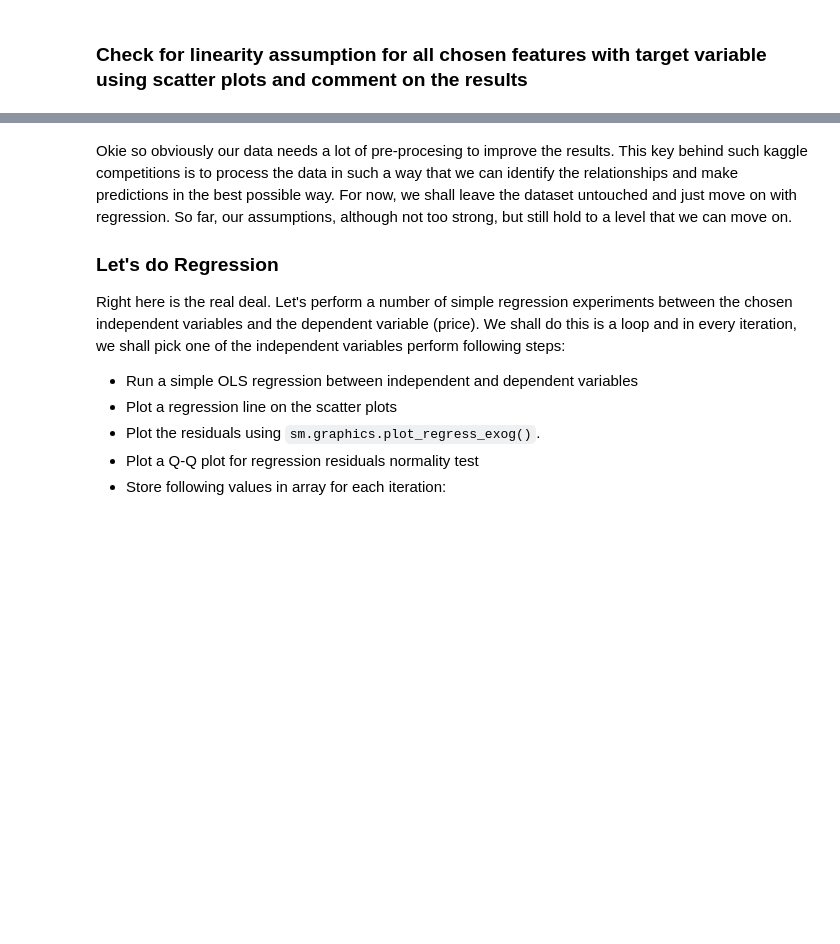
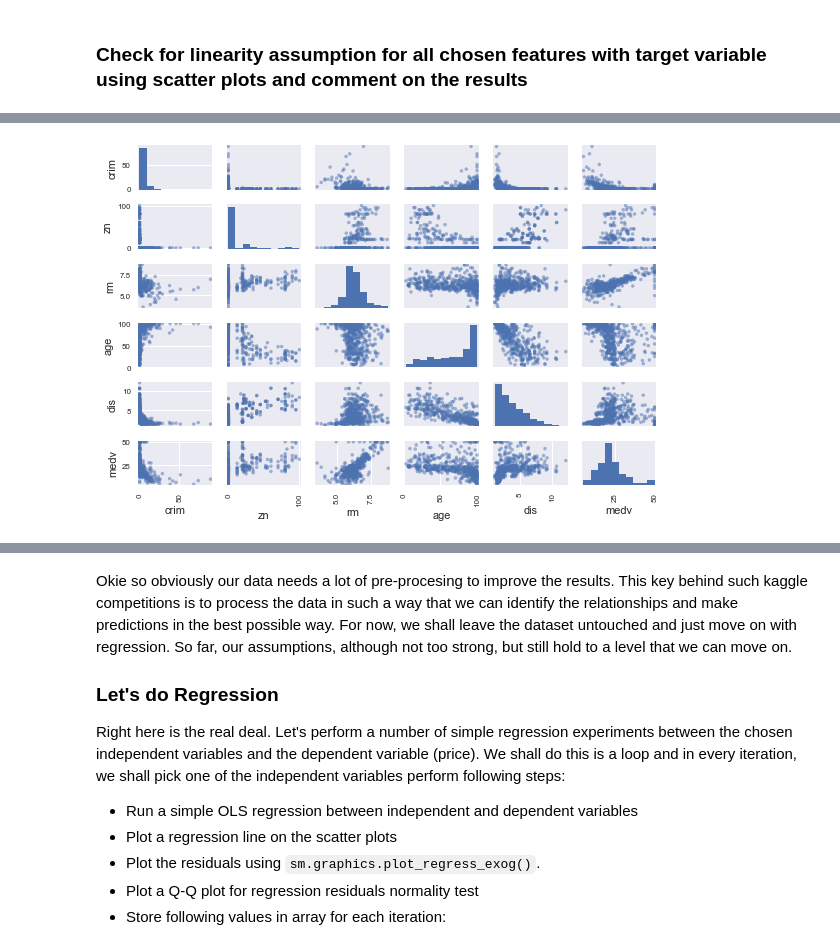
Before and after one commit to Patrickbfuller/dsc-01-10-16-regression-EOD-Lab, a Jupyter notebook: index.ipynb, the cells around one changed output, grey strips where cells are left out. Drawn from its saved outputs; the diff is of its cells as text; code cells hidden in the pictures; blank space fills up the shorter version.

```diff
--- a/index.ipynb
+++ b/index.ipynb
@@ -103,0 +95,3 @@ Based on this , we shall choose a selection of features which appear to be more
+# %%
+data = raw_data.drop(['chas', 'indus', 'nox', 'rad', 'tax', 'ptratio', 'b', 'lstat'], axis=1)
+data.head()
@@ -115,0 +110,6 @@ Based on this , we shall choose a selection of features which appear to be more
+# %%
+pd.plotting.scatter_matrix(data,)
+plt.tight_layout() # this is a quick way to look at it
+#for time we didn't change the code and just looked at the bottom row that correpsonds to medv
+# %% [output]
+[figure, added]
```
Also changed, not shown: parts of 11 cells of this notebook.
